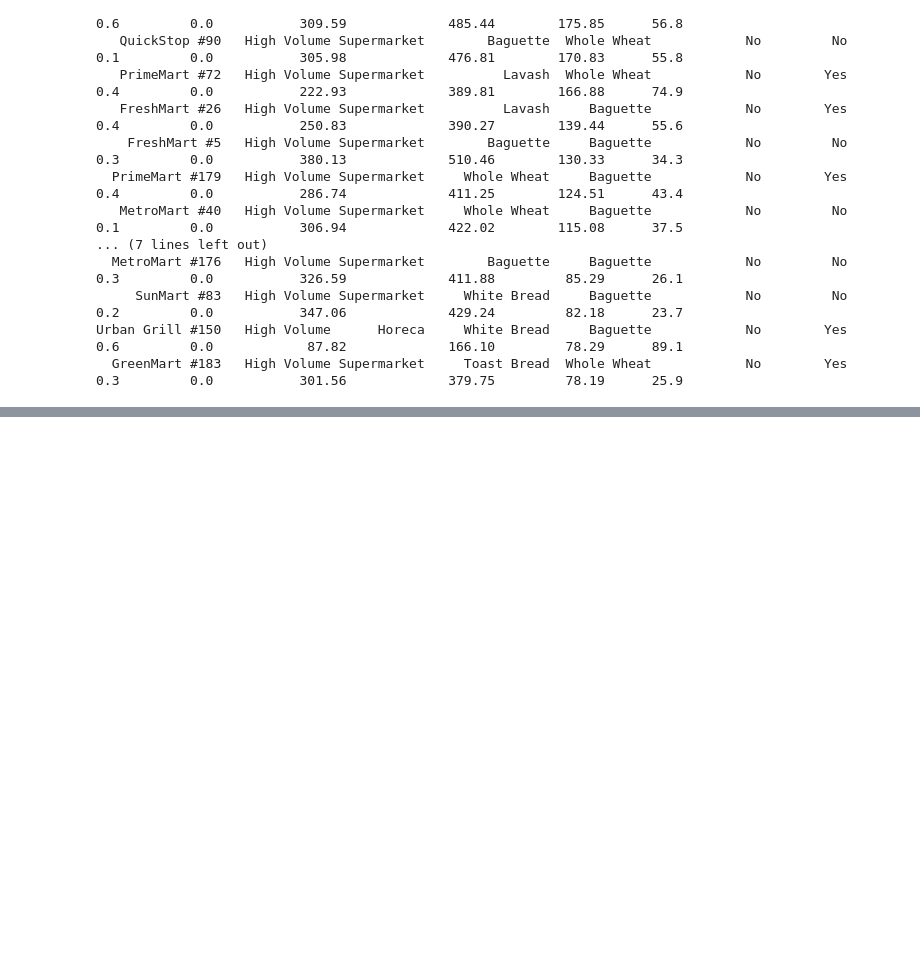
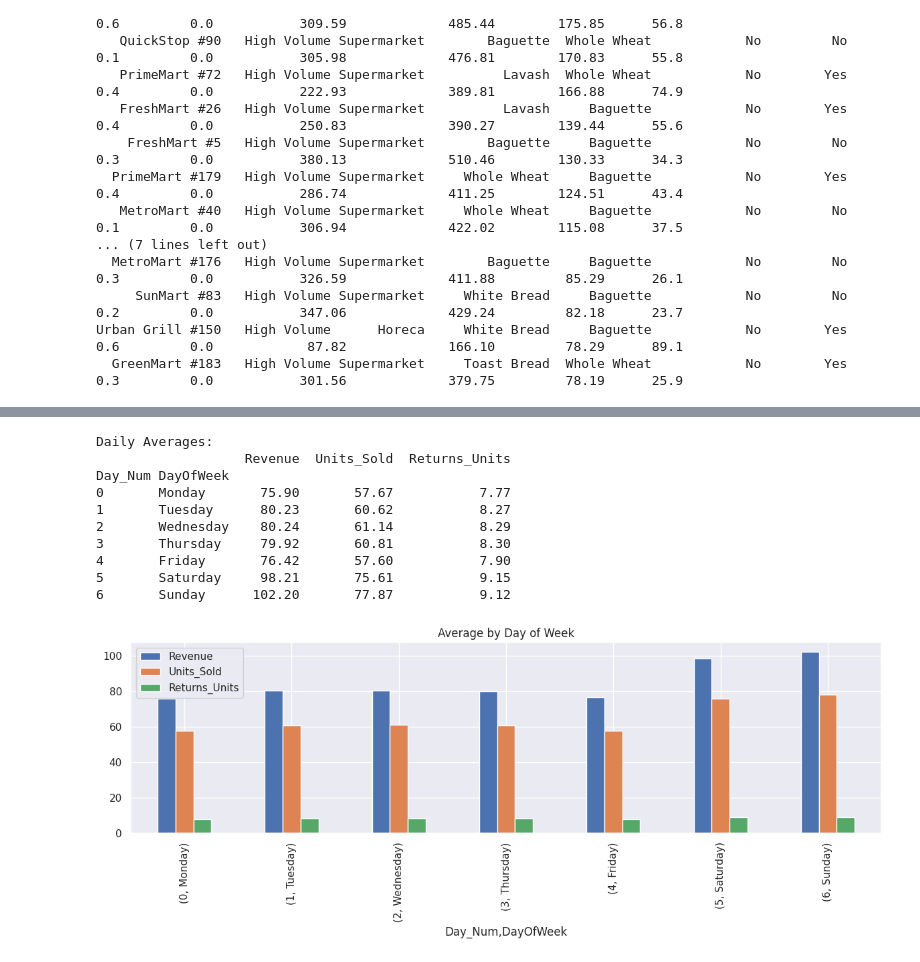
Before and after one commit to kanangoylarov/Holbie-work, a Jupyter notebook: mrshamsi/bread_salesholberton.ipynb, the cells around one changed output, grey strips where cells are left out. Drawn from its saved outputs; the diff is of its cells as text; code cells hidden in the pictures; blank space fills up the shorter version.

```diff
--- a/mrshamsi/bread_salesholberton.ipynb
+++ b/mrshamsi/bread_salesholberton.ipynb
@@ -2297,0 +2332,28 @@ Urban Grill #150   High Volume      Horeca     White Bread     Baguette
+# %%
+df_check['DayOfWeek'] = df_check['Date'].dt.day_name()
+df_check['Day_Num'] = df_check['Date'].dt.dayofweek
+
+daily = df_check.groupby(['Day_Num', 'DayOfWeek']).agg({
+    'Revenue': 'mean',
+    'Units_Sold': 'mean',
+    'Returns_Units': 'mean'
+}).round(2)
+
+print("Daily Averages:")
+print(daily)
+
+daily.plot(kind='bar', figsize=(12, 5), title='Average by Day of Week')
+plt.tight_layout()
+plt.show()
+# %% [output]
+Daily Averages:
+                   Revenue  Units_Sold  Returns_Units
+Day_Num DayOfWeek
+0       Monday       75.90       57.67           7.77
+1       Tuesday      80.23       60.62           8.27
+2       Wednesday    80.24       61.14           8.29
+3       Thursday     79.92       60.81           8.30
+4       Friday       76.42       57.60           7.90
+5       Saturday     98.21       75.61           9.15
+6       Sunday      102.20       77.87           9.12
+[figure, added]
```
Also changed, not shown: parts of 2 cells of this notebook.
